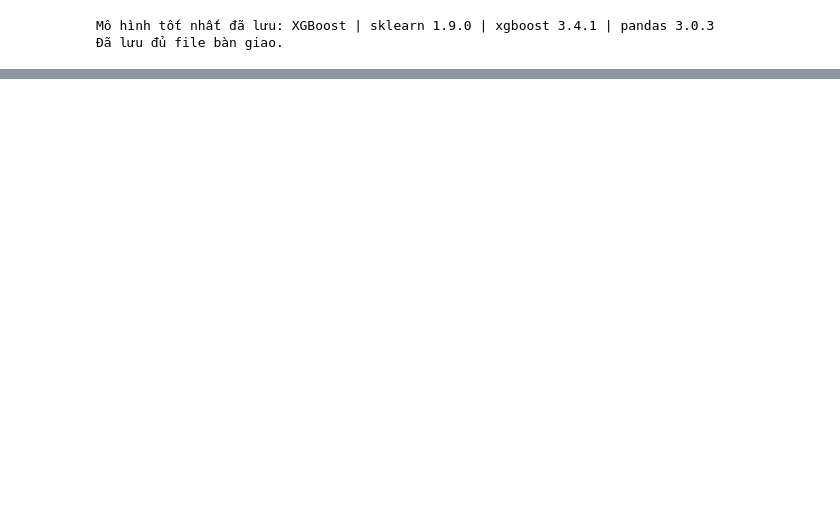
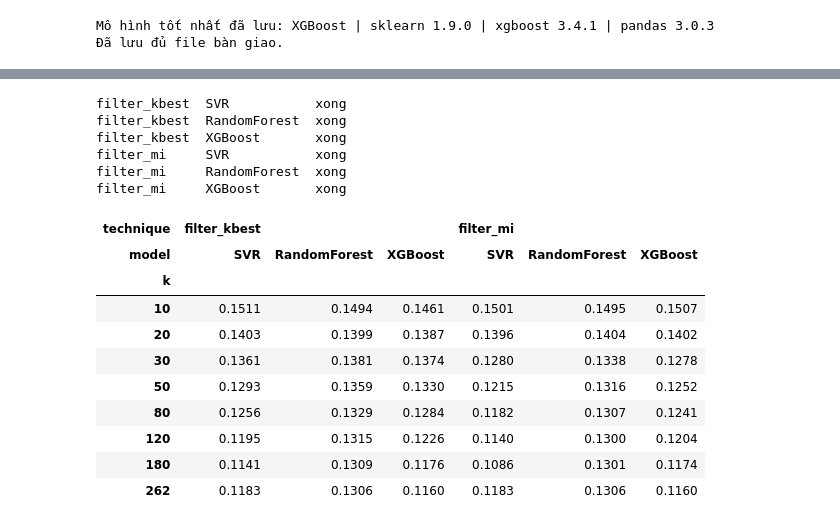
Before and after one commit to DangHau19/MLGroup, a Jupyter notebook: Tuan04/01_preprocessing.ipynb, the cells around one changed output, grey strips where cells are left out. Drawn from its saved outputs; the diff is of its cells as text; code cells hidden in the pictures; blank space fills up the shorter version.

```diff
--- a/Tuan04/01_preprocessing.ipynb
+++ b/Tuan04/01_preprocessing.ipynb
@@ -985,0 +1008,14 @@ Mô hình tốt nhất đã lưu: XGBoost | sklearn 1.9.0 | xgboost 3.4.1 | pand
+# %%
+from functools import partial
+from sklearn.base import clone
+from sklearn.feature_selection import RFE, SelectKBest, f_regression, mutual_info_regression
+from sklearn.linear_model import Ridge
+from scr.models import K_FEATURES
+from scr.evaluate import regression_scores
+import seaborn as sns
+
+N_ALL = X_train.shape[1]                      # tổng số feature sau tiền xử lý
+K_GRID = [10, 20, 30, 50, 80, 120, 180, N_ALL]  # quét k; k = N_ALL tương đương baseline
+FS_TECHNIQUES = ['filter_kbest', 'filter_mi', 'wrapper_rfe']
+MODEL_ORDER = ['SVR', 'RandomForest', 'XGBoost']
+print('Số feature:', N_ALL, '| K =', K_FEATURES, '| lưới k:', K_GRID)
@@ -985,0 +1142,30 @@ Mô hình tốt nhất đã lưu: XGBoost | sklearn 1.9.0 | xgboost 3.4.1 | pand
+# %%
+sweep_rows = []
+for tech in ['filter_kbest', 'filter_mi']:
+    for name, model in make_models().items():
+        for k in K_GRID:
+            est = model if k >= N_ALL else make_fs_pipeline(tech, name, model, k)   # k = N_ALL: không chọn gì = baseline
+            m, s = cv_log_rmse(est, X_train, y_train)
+            sweep_rows.append({'technique': tech, 'model': name, 'k': k, 'cv_log_rmse': m, 'cv_log_rmse_std': s})
+        print(f'{tech:13s} {name:13s} xong')
+sweep = pd.DataFrame(sweep_rows)
+sweep.pivot_table(index='k', columns=['technique', 'model'], values='cv_log_rmse')[
+    [(t, m) for t in ['filter_kbest', 'filter_mi'] for m in MODEL_ORDER]].round(4)
+# %% [output]
+filter_kbest  SVR           xong
+filter_kbest  RandomForest  xong
+filter_kbest  XGBoost       xong
+filter_mi     SVR           xong
+filter_mi     RandomForest  xong
+filter_mi     XGBoost       xong
+| technique | filter_kbest |  |  | filter_mi |  |  |
+| model | SVR | RandomForest | XGBoost | SVR | RandomForest | XGBoost |
+| k |  |  |  |  |  |  |
+| 10 | 0.1511 | 0.1494 | 0.1461 | 0.1501 | 0.1495 | 0.1507 |
+| 20 | 0.1403 | 0.1399 | 0.1387 | 0.1396 | 0.1404 | 0.1402 |
+| 30 | 0.1361 | 0.1381 | 0.1374 | 0.1280 | 0.1338 | 0.1278 |
+| 50 | 0.1293 | 0.1359 | 0.1330 | 0.1215 | 0.1316 | 0.1252 |
+| 80 | 0.1256 | 0.1329 | 0.1284 | 0.1182 | 0.1307 | 0.1241 |
+| 120 | 0.1195 | 0.1315 | 0.1226 | 0.1140 | 0.1300 | 0.1204 |
+| 180 | 0.1141 | 0.1309 | 0.1176 | 0.1086 | 0.1301 | 0.1174 |
+| 262 | 0.1183 | 0.1306 | 0.1160 | 0.1183 | 0.1306 | 0.1160 |
```
Also changed, not shown: parts of 14 cells of this notebook, 7 other files.
